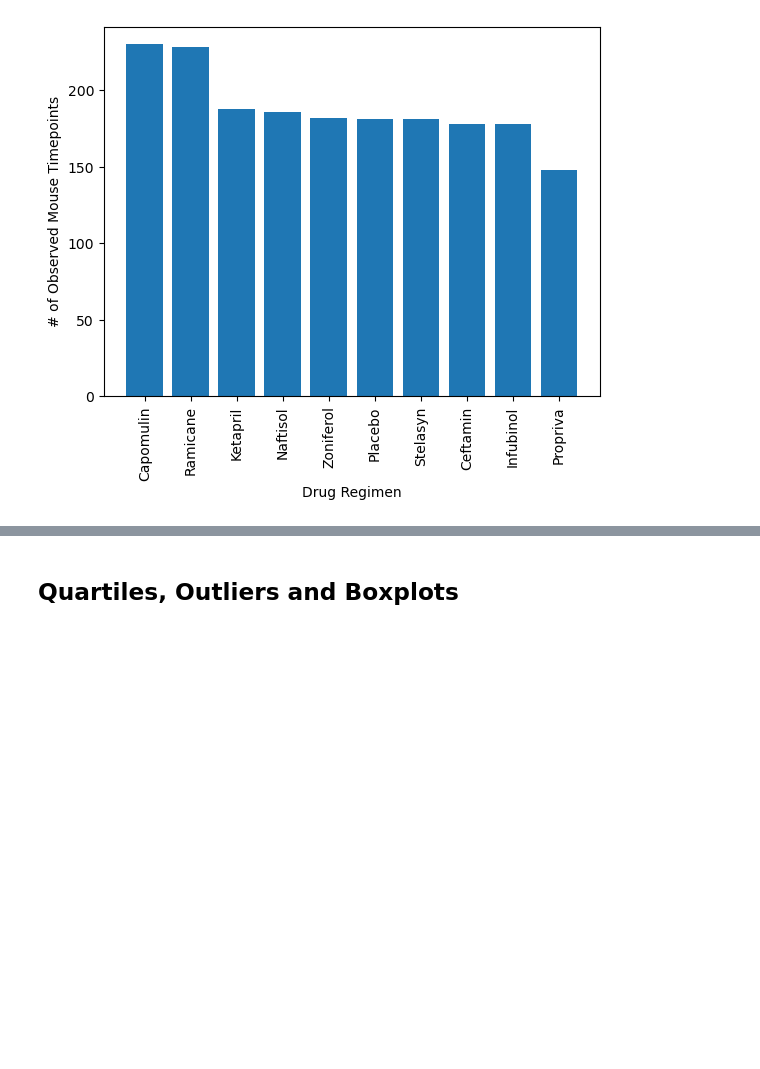
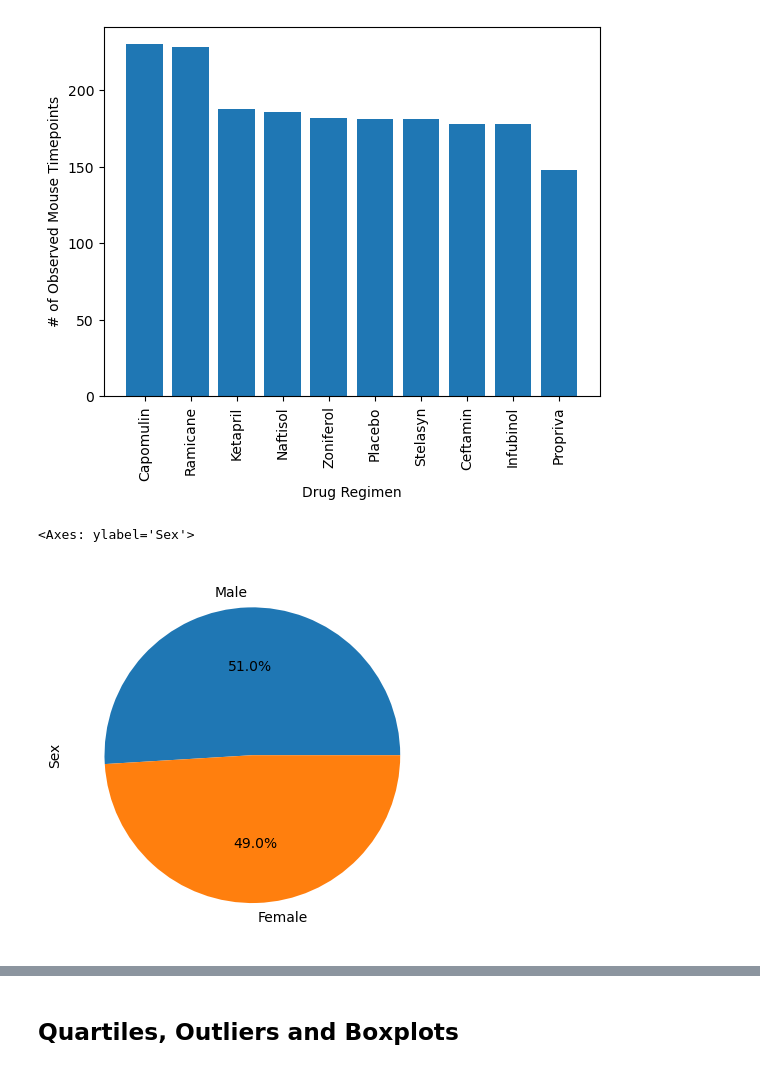
Before and after one commit to Starkilled1/Pymaceuticals-Challenge, a Jupyter notebook: pymaceuticals_starter copy.ipynb, the cells around one changed output, grey strips where cells are left out. Saved outputs shown, nothing was run; the diff lists cells and outputs as text; code cells hidden in the pictures; blank space fills up the shorter version.

Commit message:
added the pie charts

```diff
--- a/pymaceuticals_starter copy.ipynb
+++ b/pymaceuticals_starter copy.ipynb
@@ -136,5 +136,10 @@ plt.bar(drugs, bar_count)
 [figure]
 # %%
 # Generate a pie plot showing the distribution of female versus male mice using Pandas
+gender_count = clean_df['Sex'].value_counts()
+gender_count.plot(kind='pie', ylabel='Sex', autopct='%1.1f%%')
+# %% [output]
+<Axes: ylabel='Sex'>
+[figure, added]
 # %%
 # Generate a pie plot showing the distribution of female versus male mice using pyplot
```
Also changed, not shown: parts of 1 cell of this notebook.
